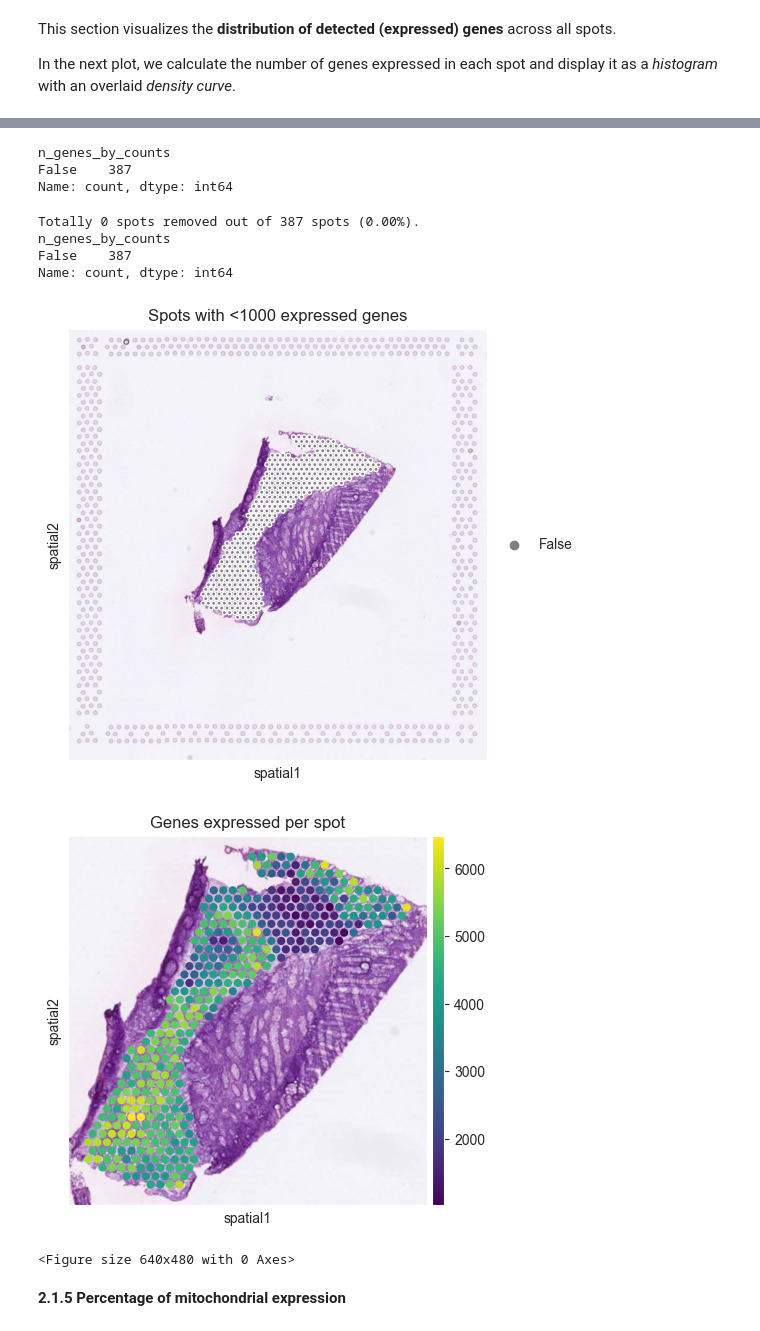
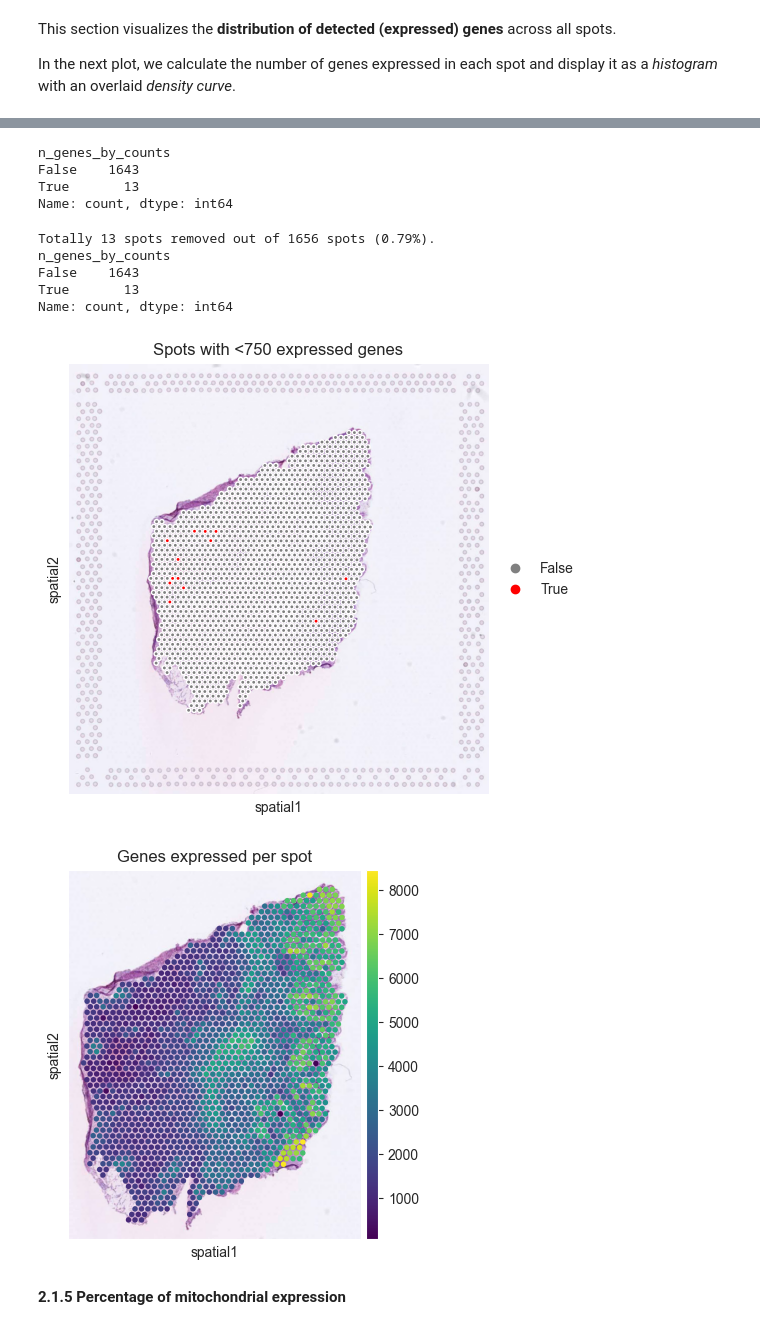
Before and after one commit to nikolienka24/IV114_ST, a Jupyter notebook: qc.ipynb, the cells around one changed output, grey strips where cells are left out. Saved outputs shown, nothing was run; the diff lists cells and outputs as text; code cells hidden in the pictures.

```diff
--- a/qc.ipynb
+++ b/qc.ipynb
@@ -11,10 +11,10 @@ Variables that can be modified in this notebook
 ---
 **Set following variables if you are running notebook interactively.**
 # %%
-input_path_default = "data/SN124_A595688_Rep2"
-lib_th_default = 1500
-gene_th_default = 1000
-mito_th_default = 19
+input_path_default = "data/SN124_A798015_Rep2"
+lib_th_default = 1000
+gene_th_default = 750
+mito_th_default = 18
 cell_th_default = 10
 bins_default = 50
 suppress_warnings_default = False
@@ -340,7 +354,8 @@ n_genes_by_counts = adata.obs['n_genes_by_counts'] < GENE_TH  # Boolean mask: Tr
 print(n_genes_by_counts.value_counts())
 # %% [output]
 n_genes_by_counts
-False    387
+False    1643
+True       13
 Name: count, dtype: int64
 # %%
 # Convert boolean mask to categorical
@@ -365,18 +380,31 @@ tot = len(adata)
 print(f"Totally {rem} spots removed out of {tot} spots ({rem/tot:.2%}).")
 print(n_genes_by_counts.value_counts())
 # %% [output]
-Totally 0 spots removed out of 387 spots (0.00%).
+Totally 13 spots removed out of 1656 spots (0.79%).
 n_genes_by_counts
-False    387
+False    1643
+True       13
 Name: count, dtype: int64
-[figure, old version]
+[figure, new version]
 # %%
-# Display a spatial plot for the selected QC metric within the tissue
-sc.pl.spatial(adata, color="n_genes_by_counts", cmap="viridis", size=1.3, title="Genes expressed per spot")
-plt.savefig(os.path.join("figures/show/qc/" + DATA_FOLDER_NAME + "/", "gene_expression.total_counts.png"), dpi=300, bbox_inches="tight")
+fig = sc.pl.spatial(
+    adata,
+    color="n_genes_by_counts",
+    cmap="viridis",
+    size=1.3,
+    title="Genes expressed per spot",
+    show=False,
+    return_fig=True
+)
+
+# Save the figure
+fig.savefig(
+    f"figures/show/qc/{DATA_FOLDER_NAME}/gene_expression.total_counts.png",
+    dpi=300,
+    bbox_inches="tight"
+)
 # %% [output]
-[figure, old version]
+[figure, new version]
-<Figure size 640x480 with 0 Axes>
 # %% [markdown]
 **2.1.5 Percentage of mitochondrial expression**
 # %%
```
Also changed, not shown: parts of 20 cells of this notebook.
